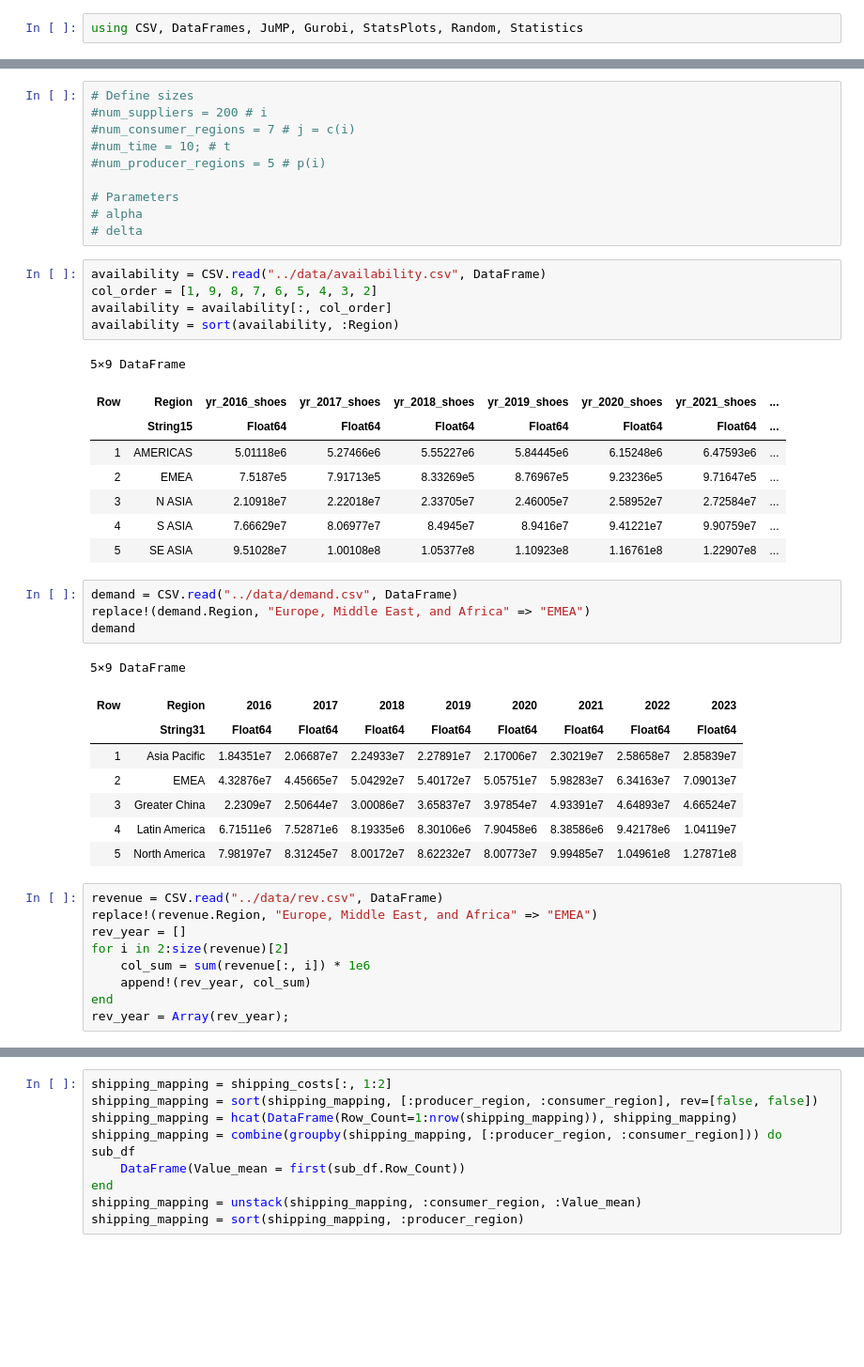
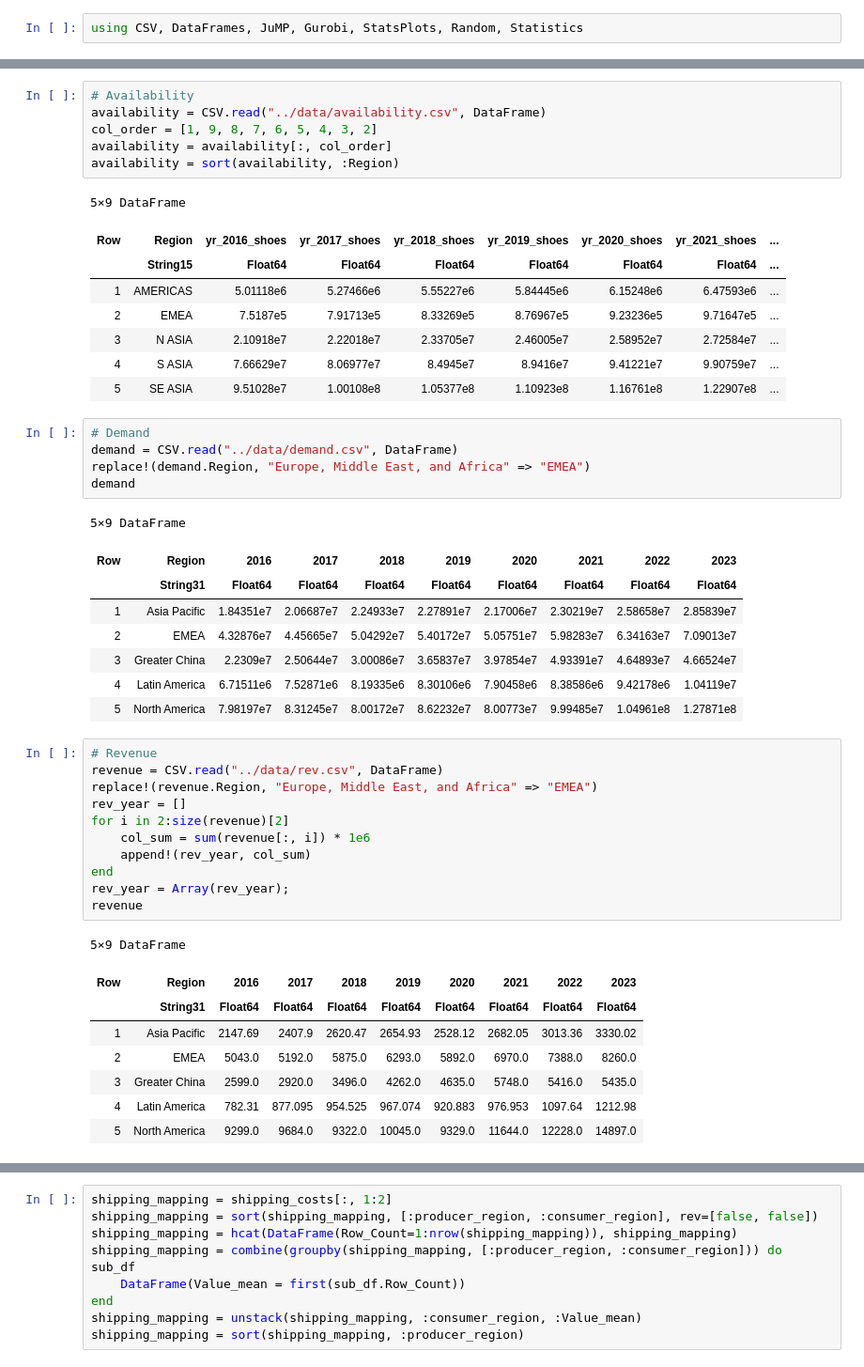
Before and after one commit to jasonjiajs/15.093_optimization_methods, a Jupyter notebook: model/model_updated.ipynb, the cells around one changed output, grey strips where cells are left out. Shown at 94% size. Saved outputs shown, nothing was run; the diff lists cells and outputs as text; blank space fills up the shorter version.

```diff
--- a/model/model_updated.ipynb
+++ b/model/model_updated.ipynb
@@ -5,14 +5,5 @@ using CSV, DataFrames, JuMP, Gurobi, StatsPlots, Random, Statistics
-# %%
-# Define sizes
-#num_suppliers = 200 # i
-#num_consumer_regions = 7 # j = c(i)
-#num_time = 10; # t
-#num_producer_regions = 5 # p(i)
-
-# Parameters
-# alpha
-# delta
 # %%
+# Availability
 availability = CSV.read("../data/availability.csv", DataFrame)
 col_order = [1, 9, 8, 7, 6, 5, 4, 3, 2]
 availability = availability[:, col_order]
@@ -27,6 +18,7 @@ availability = sort(availability, :Region)
 | 4 | S ASIA | 7.66629e7 | 8.06977e7 | 8.4945e7 | 8.9416e7 | 9.41221e7 | 9.90759e7 | ... |
 | 5 | SE ASIA | 9.51028e7 | 1.00108e8 | 1.05377e8 | 1.10923e8 | 1.16761e8 | 1.22907e8 | ... |
 # %%
+# Demand
 demand = CSV.read("../data/demand.csv", DataFrame)
 replace!(demand.Region, "Europe, Middle East, and Africa" => "EMEA")
 demand
@@ -40,12 +32,23 @@ demand
 | 4 | Latin America | 6.71511e6 | 7.52871e6 | 8.19335e6 | 8.30106e6 | 7.90458e6 | 8.38586e6 | 9.42178e6 | 1.04119e7 |
 | 5 | North America | 7.98197e7 | 8.31245e7 | 8.00172e7 | 8.62232e7 | 8.00773e7 | 9.99485e7 | 1.04961e8 | 1.27871e8 |
 # %%
+# Revenue
 revenue = CSV.read("../data/rev.csv", DataFrame)
 replace!(revenue.Region, "Europe, Middle East, and Africa" => "EMEA")
 rev_year = []
 for i in 2:size(revenue)[2]
     col_sum = sum(revenue[:, i]) * 1e6
     append!(rev_year, col_sum)
 end
 rev_year = Array(rev_year);
+revenue
+# %% [output]
+5×9 DataFrame
+| Row | Region | 2016 | 2017 | 2018 | 2019 | 2020 | 2021 | 2022 | 2023 |
+|  | String31 | Float64 | Float64 | Float64 | Float64 | Float64 | Float64 | Float64 | Float64 |
+| 1 | Asia Pacific | 2147.69 | 2407.9 | 2620.47 | 2654.93 | 2528.12 | 2682.05 | 3013.36 | 3330.02 |
+| 2 | EMEA | 5043.0 | 5192.0 | 5875.0 | 6293.0 | 5892.0 | 6970.0 | 7388.0 | 8260.0 |
+| 3 | Greater China | 2599.0 | 2920.0 | 3496.0 | 4262.0 | 4635.0 | 5748.0 | 5416.0 | 5435.0 |
+| 4 | Latin America | 782.31 | 877.095 | 954.525 | 967.074 | 920.883 | 976.953 | 1097.64 | 1212.98 |
+| 5 | North America | 9299.0 | 9684.0 | 9322.0 | 10045.0 | 9329.0 | 11644.0 | 12228.0 | 14897.0 |
 # %%
```
Also changed, not shown: parts of 50 cells of this notebook, 1 other file.
